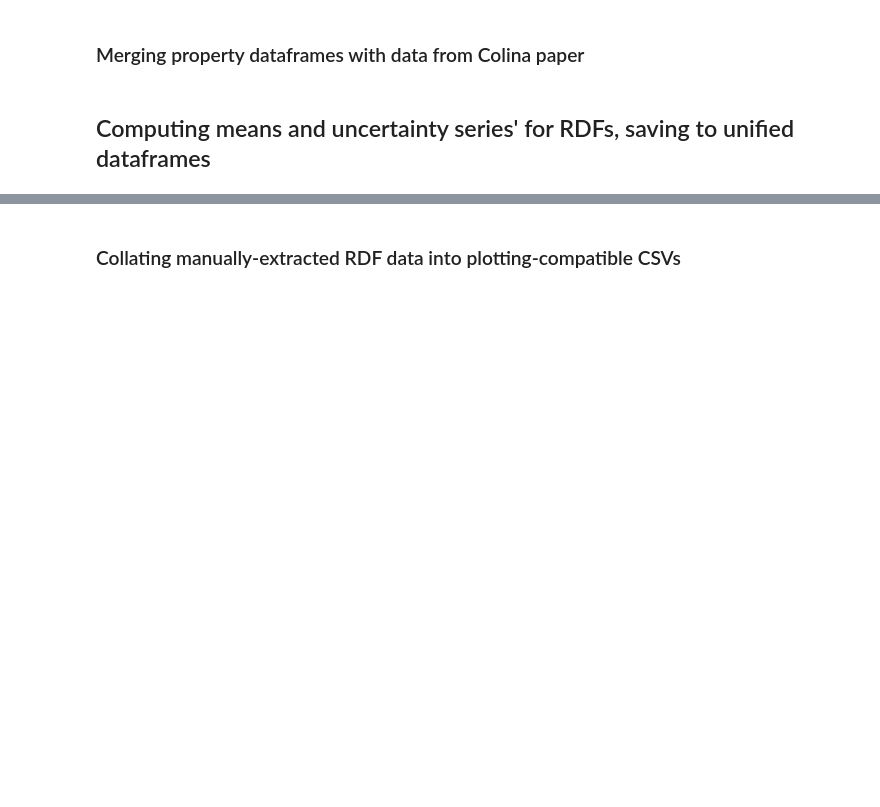
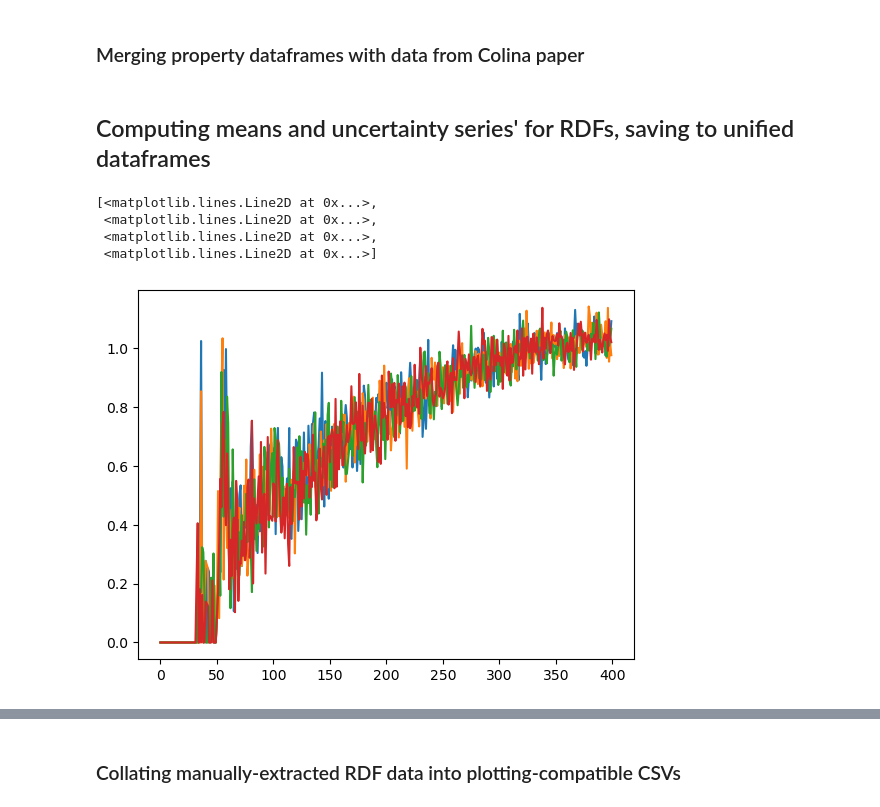
Before and after one commit to timbernat/polymer_workspace, a Jupyter notebook: data_viz.ipynb, the cells around one changed output, grey strips where cells are left out. Cells and saved outputs as stored; diff of their text form; code cells hidden in the pictures; blank space fills up the shorter version.

```diff
--- a/data_viz.ipynb
+++ b/data_viz.ipynb
@@ -159,8 +159,10 @@ for mol_name, sim_dirs_list in equil_mgr.all_completed_sims.items():
 
         # defining atom pairs
         pair_dict = {
-            'chain O - water O' : traj.top.select_pairs('not water and element O', 'water and element O')
+            'chain O - water O' : traj.top.select_pairs('not water and element O', 'water and element O'),
+            'water O - water O' : traj.top.select_pairs('water and element O', 'water and element O')
         }
+
         if 'N' in unique_elems:
             pair_dict['chain N - water O'] = traj.top.select_pairs('not water and element N', 'water and element O')
 
@@ -171,7 +173,7 @@ for mol_name, sim_dirs_list in equil_mgr.all_completed_sims.items():
 
         # computing and saving RDFs
         sim_paths.spatial_data = sim_dir / f'{mol_name}_rdfs.csv'
-        rdf_data = trajectory.acquire_rdfs(traj, pair_dict, min_rad=0.0, max_rad=2.0, rad_unit=nanometer)
+        rdf_data = trajectory.acquire_rdfs(traj[:2], pair_dict, min_rad=0.0, max_rad=2.0, rad_unit=nanometer)
         rdf_data.to_csv(sim_paths.spatial_data, index=False) # overwrite rdfs with correct raii ranges
 
         # updating path references
@@ -247,3 +263,11 @@ for mol_name, mol_dict in full_rdf_data.items():
 
     dframe = pd.DataFrame.from_dict(df_dict)
     dframe.to_csv(openff_data_rdfs / f'{mol_name}.csv') # index deliberately left in
+# %%
+plt.plot(full_rdf_data['paam_modified']['ABE10_averaged']['g(r) (chain O - water O)'])
+# %% [output]
+[<matplotlib.lines.Line2D at 0x...>,
+ <matplotlib.lines.Line2D at 0x...>,
+ <matplotlib.lines.Line2D at 0x...>,
+ <matplotlib.lines.Line2D at 0x...>]
+[figure, added]
```
Also changed, not shown: parts of 52 cells of this notebook.
